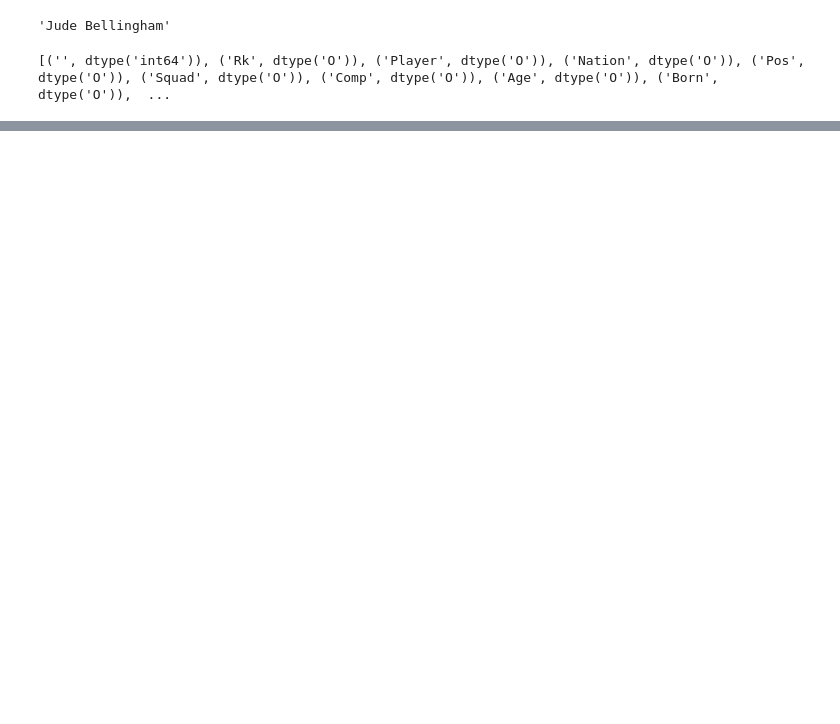
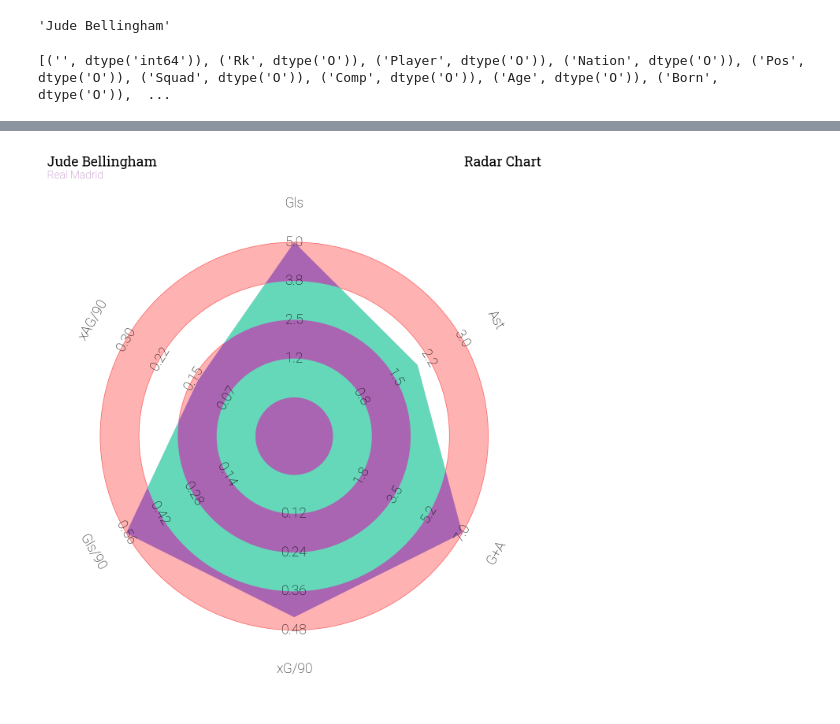
Before and after one commit to phenomenon0/LLM-in-Sports, a Jupyter notebook: main.ipynb, the cells around one changed output, grey strips where cells are left out. Drawn from its saved outputs; the diff is of its cells as text; code cells hidden in the pictures; blank space fills up the shorter version.

```diff
--- a/main.ipynb
+++ b/main.ipynb
@@ -224,0 +351,42 @@ str
+# %%
+
+
+rings_inner = radar.draw_circles(ax=ax, facecolor='#ffb2b2', edgecolor='#fc5f5f')  # draw circles
+radar_output = radar.draw_radar(player1_values, ax=ax,
+                                kwargs_radar={'facecolor': '#aa65b2'},
+                                kwargs_rings={'facecolor': '#66d8ba'})  # draw the radar
+radar_poly, rings_outer, vertices = radar_output
+
+##############################################################################
+# Adding a title and endnote
+# --------------------------
+# Here we will add an endnote and title to the Radar. We will use the grid function to create
+# the figure and pass the axs['radar'] axes to the Radar's methods.
+
+# creating the figure using the grid function from mplsoccer:
+fig, axs = grid(figheight=14, grid_height=0.915, title_height=0.06, endnote_height=0.025,
+                title_space=0, endnote_space=0, grid_key='radar', axis=False)
+
+# plot the radar
+radar.setup_axis(ax=axs['radar'])
+rings_inner = radar.draw_circles(ax=axs['radar'], facecolor='#ffb2b2', edgecolor='#fc5f5f')
+radar_output = radar.draw_radar(player1_values, ax=axs['radar'],
+                                kwargs_radar={'facecolor': '#aa65b2'},
+                                kwargs_rings={'facecolor': '#66d8ba'})
+radar_poly, rings_outer, vertices = radar_output
+range_labels = radar.draw_range_labels(ax=axs['radar'], fontsize=25,
+                                       fontproperties=robotto_thin.prop)
+param_labels = radar.draw_param_labels(ax=axs['radar'], fontsize=25,
+                                       fontproperties=robotto_thin.prop)
+
+
+
+title1_text = axs['title'].text(0.01, 0.65, player1['Player'], fontsize=25,
+                                fontproperties=robotto_bold.prop, ha='left', va='center')
+title2_text = axs['title'].text(0.01, 0.25, player1['Squad'], fontsize=20,
+                                fontproperties=robotto_thin.prop,
+                                ha='left', va='center', color='#aa65b2')
+title3_text = axs['title'].text(0.99, 0.65, 'Radar Chart', fontsize=25,
+                                fontproperties=robotto_bold.prop, ha='right', va='center')
+# %% [output]
+[figure, added]
```
Also changed, not shown: parts of 18 cells of this notebook.
